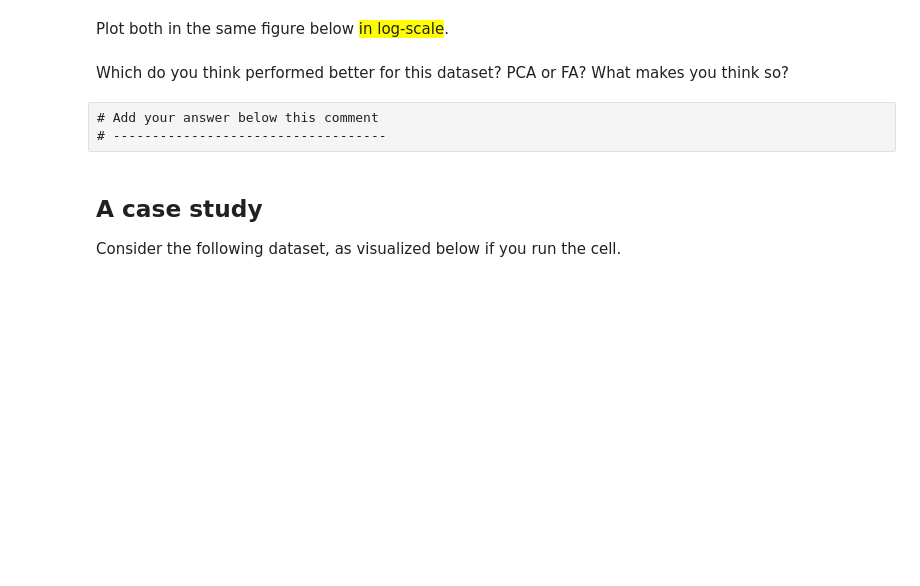
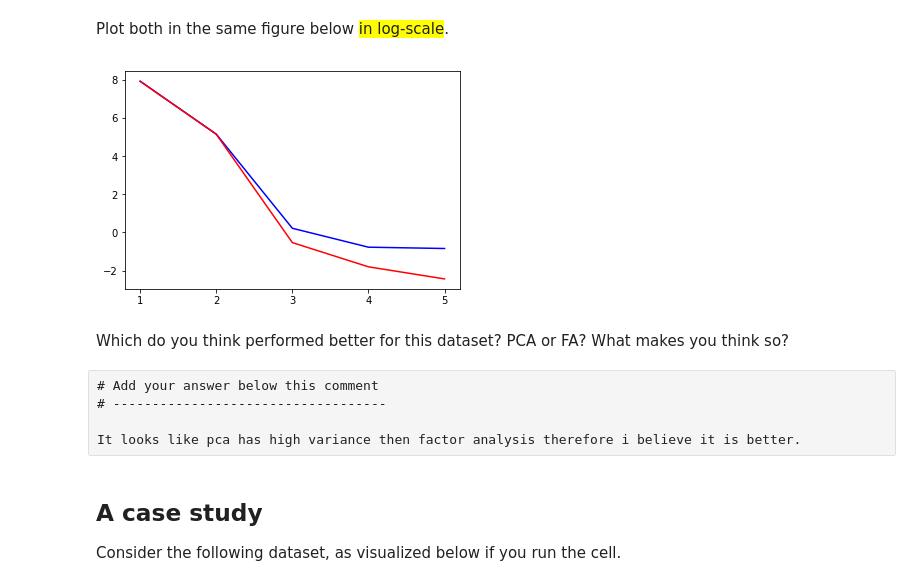
Before and after one commit to asouleymane/AnalyticsMLearning, a Jupyter notebook: module3/practices/FeatureExtraction.ipynb, the cells around one changed output. Cells and saved outputs as stored; diff of their text form; code cells hidden in the pictures; blank space fills up the shorter version.

```diff
--- a/module3/practices/FeatureExtraction.ipynb
+++ b/module3/practices/FeatureExtraction.ipynb
@@ -129,16 +171,20 @@ Plot both in the same figure below <span style="background: yellow;">in log-scal
 # %%
 # Complete code below this comment for FA
 # ----------------------------------
 x_ticks = np.arange(len(pca.components_))+1
 plt.xticks(x_ticks) # this enforces integers on the x-axis
-plt.plot(x_ticks, np.log(<placeholder>), 'b')
-plt.plot(x_ticks, np.log(<placeholder>), 'r')
+plt.plot(x_ticks, np.log(pca.explained_variance_), 'b')
+plt.plot(x_ticks, np.log(np.flip(np.sort(np.sum(fa.components_**2,axis=1)),axis=0)), 'r')
 plt.show()
+# %% [output]
+[figure, added]
 # %% [markdown]
 Which do you think performed better for this dataset? PCA or FA? What makes you think so?
 # %% [raw]
 # Add your answer below this comment
 # -----------------------------------
+
+It looks like pca has high variance then factor analysis therefore i believe it is better.
 # %% [markdown]
 ## A case study
 
```
Also changed, not shown: parts of 15 cells of this notebook, 19 other files.
